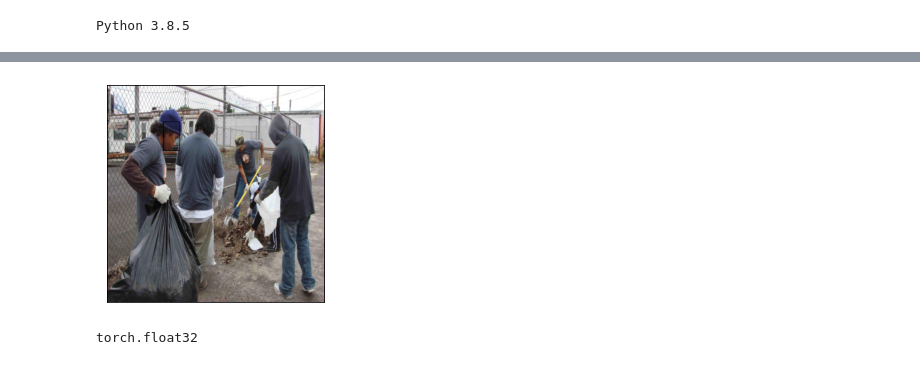
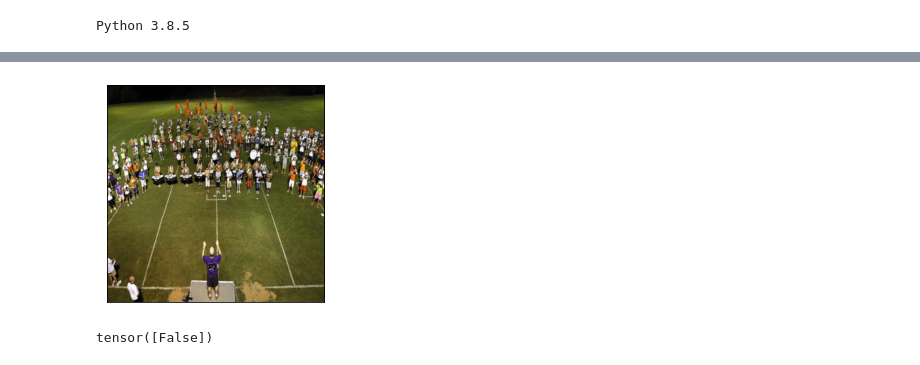
Before and after one commit to eugenekim3107/one-shot-face-recognition, a Jupyter notebook: fasterRCNN.ipynb, the cells around one changed output, grey strips where cells are left out. Saved outputs shown, nothing was run; the diff lists cells and outputs as text; code cells hidden in the pictures.

```diff
--- a/fasterRCNN.ipynb
+++ b/fasterRCNN.ipynb
@@ -80,7 +80,7 @@ class WIDERFace(Dataset):
         new_boxes = torch.tensor(new_boxes, dtype=torch.float32)
 
         label = {"boxes": new_boxes,
-                 "label": torch.tensor([0 for i in range(new_boxes.size(0))], dtype=torch.int64)}
+                 "labels": torch.tensor([0 for i in range(new_boxes.size(0))], dtype=torch.int64)}
         return img, label
 
     def __len__(self):
@@ -146,7 +146,7 @@ def collate_fn(batch):
 # %%
 batch_size = 1
 train_loader = DataLoader(train_data, batch_size = batch_size, shuffle=True, collate_fn=collate_fn)
-test_loader = DataLoader(test_data, batch_size = batch_size, shuffle=True, collate_fn=collate_fn)
+test_loader = DataLoader(test_data, batch_size = batch_size, shuffle=False, collate_fn=collate_fn)
 # %%
 images, targets = next(iter(train_loader))
 images = list(image for image in images)
@@ -165,17 +185,19 @@ def show(imgs):
         axs[0, i].imshow(np.asarray(img))
         axs[0, i].set(xticklabels=[], yticklabels=[], xticks=[], yticks=[])
 # %%
-show(draw_bounding_boxes((images[0]*255).type(torch.uint8), targets[0]["boxes"]*400))
+show(draw_bounding_boxes((images_test[0]*255).type(torch.uint8), targets_test[0]["boxes"]*400))
 # %% [output]
-[figure, old version]
+[figure, new version]
 # %%
 for i, (x,y) in enumerate(test_loader):
     boxes = y[0]["boxes"]
 #     show(draw_bounding_boxes((x[0]*255).type(torch.uint8), (boxes*400)))
-    print(boxes.dtype)
+    print(boxes[:,0] == 0.732421875)
+    if boxes[:,0] == 0.732421875:
+        print("what")
     break
 # %% [output]
-torch.float32
+tensor([False])
 # %%
 import torch
 from torchmetrics.detection.mean_ap import MeanAveragePrecision
```
Also changed, not shown: parts of 1 cell of this notebook, 4 other files.
